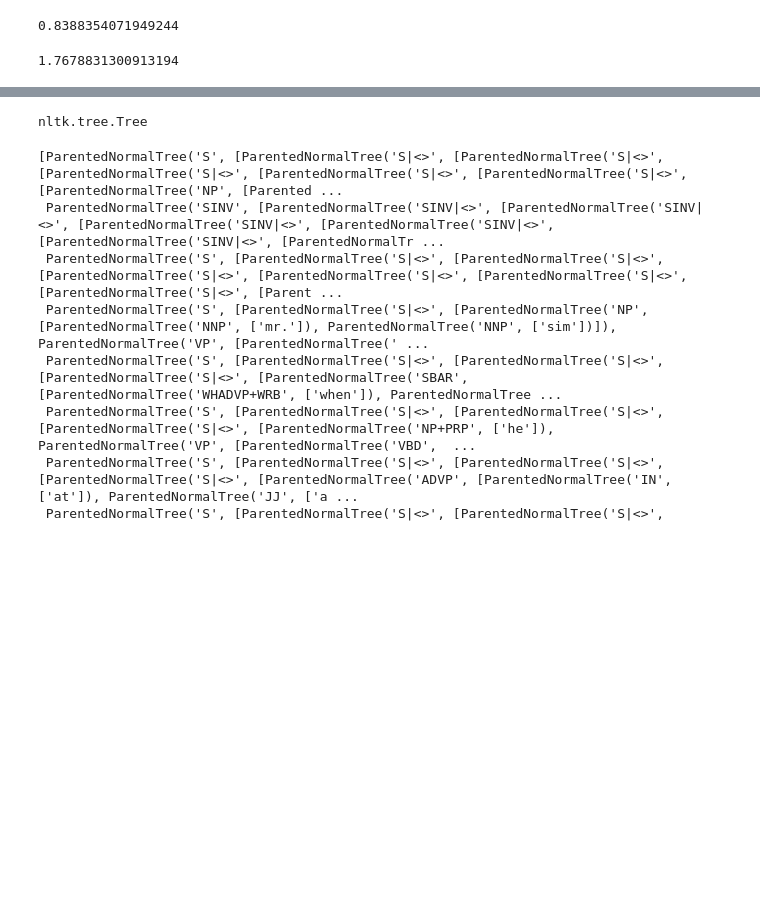
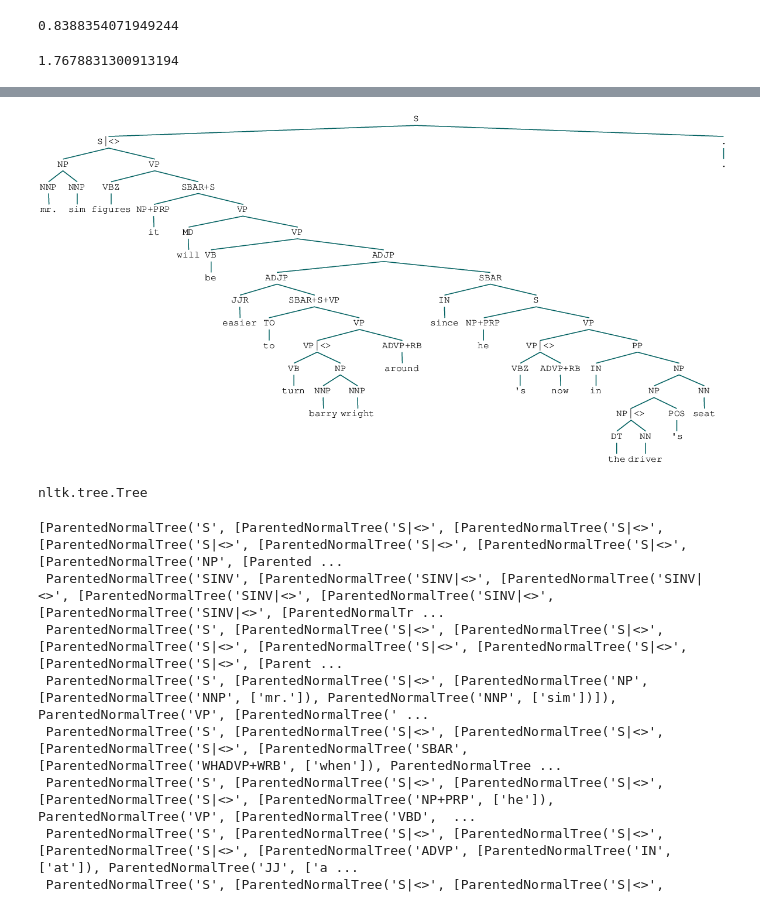
Before and after one commit to GavinPHR/Parser, a Jupyter notebook: playground.ipynb, the cells around one changed output, grey strips where cells are left out. Saved outputs shown, nothing was run; the diff lists cells and outputs as text; code cells hidden in the pictures; blank space fills up the shorter version.

```diff
--- a/playground.ipynb
+++ b/playground.ipynb
@@ -195,3 +195,7 @@ x2[5]
+# %%
+x3[3]
+# %% [output]
+[figure, added]
 # %%
 from nltk.tree import Tree
 # %%
```
Also changed, not shown: parts of 3 cells of this notebook, 6 other files.
